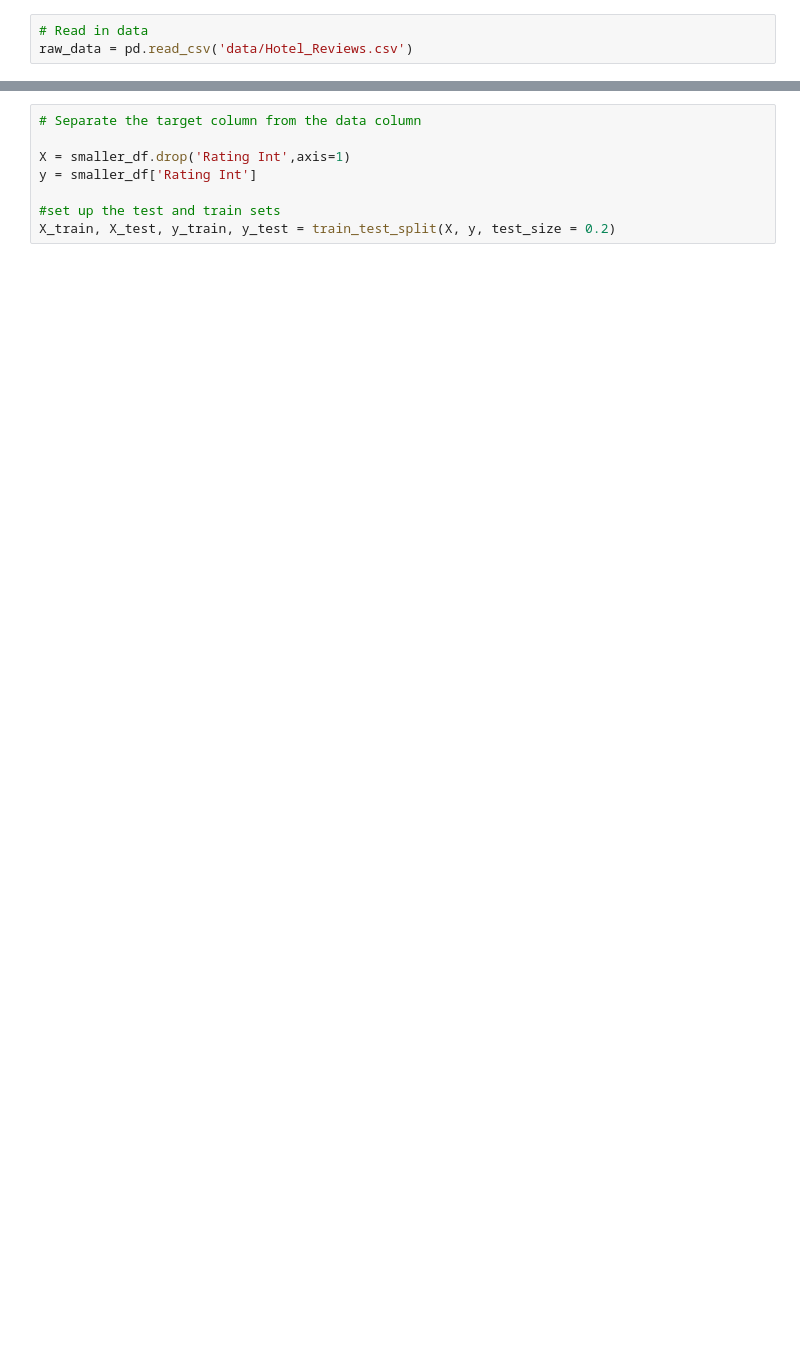
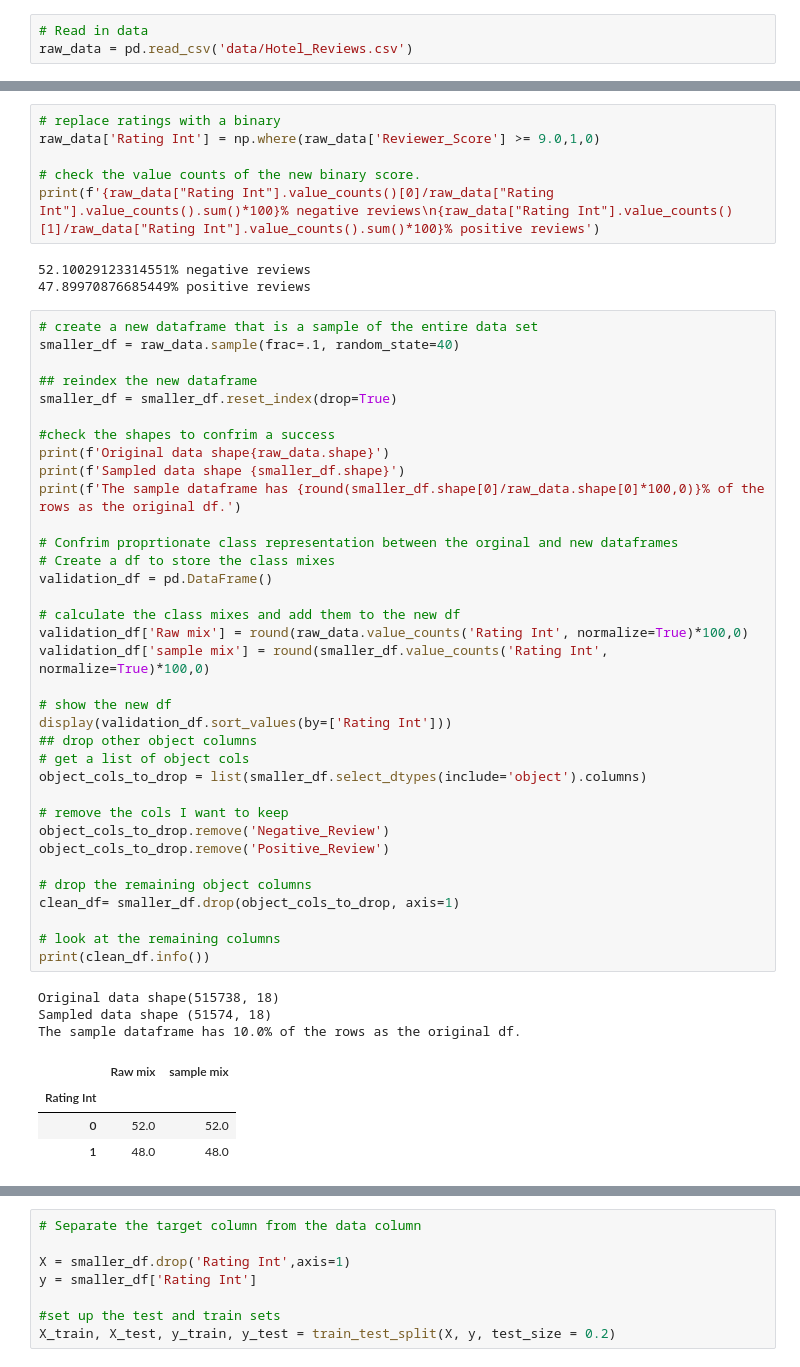
Before and after one commit to russ-kibat/Hotel-Reviews, a Jupyter notebook: KIBAT_NLP_PART_1.ipynb, the cells around one changed output, grey strips where cells are left out. Saved outputs shown, nothing was run; the diff lists cells and outputs as text; blank space fills up the shorter version.

```diff
--- a/KIBAT_NLP_PART_1.ipynb
+++ b/KIBAT_NLP_PART_1.ipynb
@@ -371,0 +154,52 @@ Spliting the dataset into test and training sets in important when modeling. It
+# %%
+# replace ratings with a binary
+raw_data['Rating Int'] = np.where(raw_data['Reviewer_Score'] >= 9.0,1,0)
+
+# check the value counts of the new binary score.
+print(f'{raw_data["Rating Int"].value_counts()[0]/raw_data["Rating Int"].value_counts().sum()*100}% negative reviews\n{raw_data["Rating Int"].value_counts()[1]/raw_data["Rating Int"].value_counts().sum()*100}% positive reviews')
+# %% [output]
+52.10029123314551% negative reviews
+47.89970876685449% positive reviews
+# %%
+# create a new dataframe that is a sample of the entire data set
+smaller_df = raw_data.sample(frac=.1, random_state=40)
+
+## reindex the new dataframe
+smaller_df = smaller_df.reset_index(drop=True)
+
+#check the shapes to confrim a success
+print(f'Original data shape{raw_data.shape}')
+print(f'Sampled data shape {smaller_df.shape}')
+print(f'The sample dataframe has {round(smaller_df.shape[0]/raw_data.shape[0]*100,0)}% of the rows as the original df.')
+
+# Confrim proprtionate class representation between the orginal and new dataframes
+# Create a df to store the class mixes
+validation_df = pd.DataFrame()
+
+# calculate the class mixes and add them to the new df
+validation_df['Raw mix'] = round(raw_data.value_counts('Rating Int', normalize=True)*100,0)
+validation_df['sample mix'] = round(smaller_df.value_counts('Rating Int', normalize=True)*100,0)
+
+# show the new df
+display(validation_df.sort_values(by=['Rating Int']))
+## drop other object columns
+# get a list of object cols
+object_cols_to_drop = list(smaller_df.select_dtypes(include='object').columns)
+
+# remove the cols I want to keep
+object_cols_to_drop.remove('Negative_Review')
+object_cols_to_drop.remove('Positive_Review')
+
+# drop the remaining object columns
+clean_df= smaller_df.drop(object_cols_to_drop, axis=1)
+
+# look at the remaining columns
+print(clean_df.info())
+# %% [output]
+Original data shape(515738, 18)
+Sampled data shape (51574, 18)
+The sample dataframe has 10.0% of the rows as the original df.
+|  | Raw mix | sample mix |
+| Rating Int |  |  |
+| 0 | 52.0 | 52.0 |
+| 1 | 48.0 | 48.0 |
```
Also changed, not shown: parts of 56 cells of this notebook, 1 other file.
